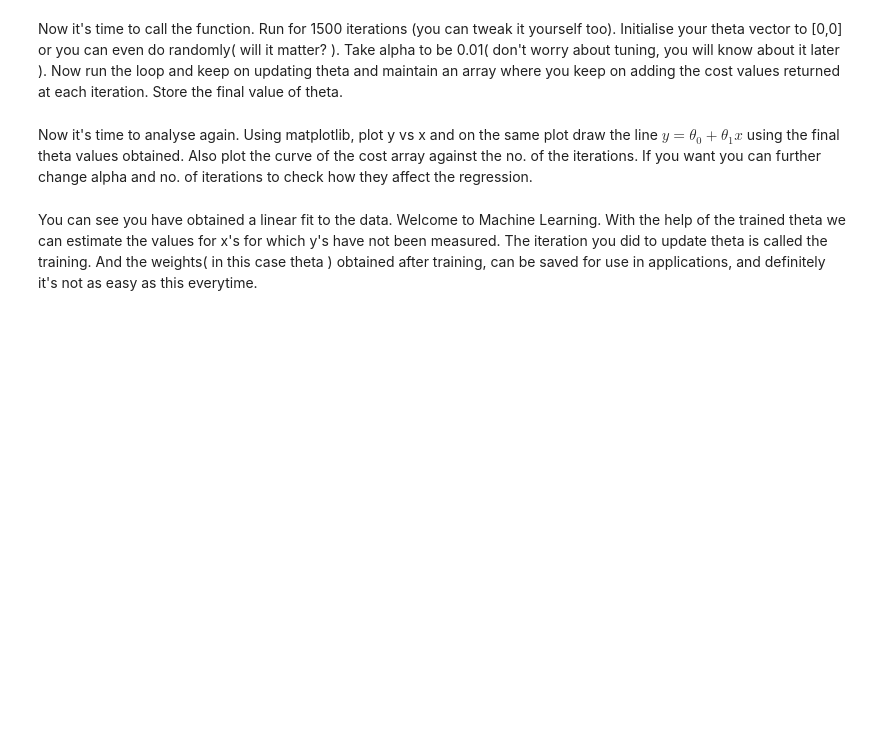
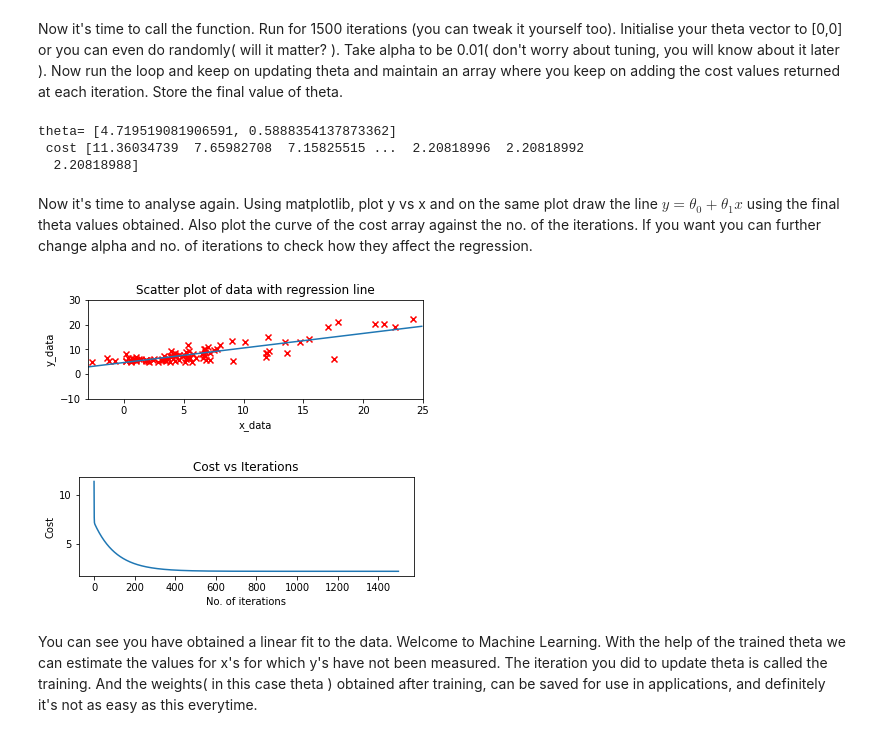
Before and after one commit to Harsh-Sensei/CNN-Project, a Jupyter notebook: Assignment 2/Linear Regression.ipynb, the cells around one changed output. Cells and saved outputs as stored; diff of their text form; code cells hidden in the pictures; blank space fills up the shorter version.

```diff
--- a/Assignment 2/Linear Regression.ipynb
+++ b/Assignment 2/Linear Regression.ipynb
@@ -36,10 +91,49 @@ gradientdescent(y, x, theta, alpha)
 Now it's time to call the function. Run for 1500 iterations (you can tweak it yourself too). Initialise your theta vector to [0,0] or you can even do randomly( will it matter? ). Take alpha to be 0.01( don't worry about tuning, you will know about it later ). Now run the loop and keep on updating theta and maintain an array where you keep on adding the cost values returned at each iteration. Store the final value of theta.
 # %%
 #perform iterations using the above function
+def iteration(y,x,n,alpha):# function that would perform n iterations of gradientdescent function
+    theta=[0,0]
+    cost_arr=np.array([])
+    for i in range(n):
+        theta,temp=gradientdescent(y,x,theta,alpha)
+        cost_arr=np.append(cost_arr,temp)
+    return theta,cost_arr
+
+theta,cost=iteration(y,x,1500,0.01)
+print("theta=",theta,'\n',"cost",cost)
+# %% [output]
+theta= [4.719519081906591, 0.5888354137873362]
+ cost [11.36034739  7.65982708  7.15825515 ...  2.20818996  2.20818992
+  2.20818988]
 # %% [markdown]
 Now it's time to analyse again. Using matplotlib, plot y vs x and on the same plot draw the line $y = \theta_0 + \theta_1x $ using the final theta values obtained. Also plot the curve of the cost array against the no. of the iterations. If you want you can further change alpha and no. of iterations to check how they affect the regression.
 # %%
 #plot line and data together
+def h(theta,x):
+    return theta[0]+theta[1]*x
+
+
+plt.subplot(211)#subplot for regression line
+x_part=np.arange(-5,25,0.1)
+plt.scatter(x,y,label='data',color='r',marker='x')
+plt.plot(x_part,h(theta,x_part))
+plt.xlabel('x_data')
+plt.ylabel('y_data')
+plt.xlim([-3,25])
+plt.ylim([-10,30])
+plt.title('Scatter plot of data with regression line')
+plt.show()
+
+plt.subplot(212) #subplot for cost
+x_part=np.arange(0,1500,1)
+plt.plot(x_part,cost)
+plt.xlabel("No. of iterations")
+plt.ylabel("Cost")
+plt.title("Cost vs Iterations")
+plt.show()
+# %% [output]
+[figure, added]
+[figure, added]
 # %% [markdown]
 You can see you have obtained a linear fit to the data. Welcome to Machine Learning.
 With the help of the trained theta we can estimate the values for x's for which y's have not been measured. The iteration you did to update theta is called the training. And the weights( in this case theta ) obtained after training, can be saved for use in applications, and definitely it's not as easy as this everytime.
```
Also changed, not shown: parts of 7 cells of this notebook.
